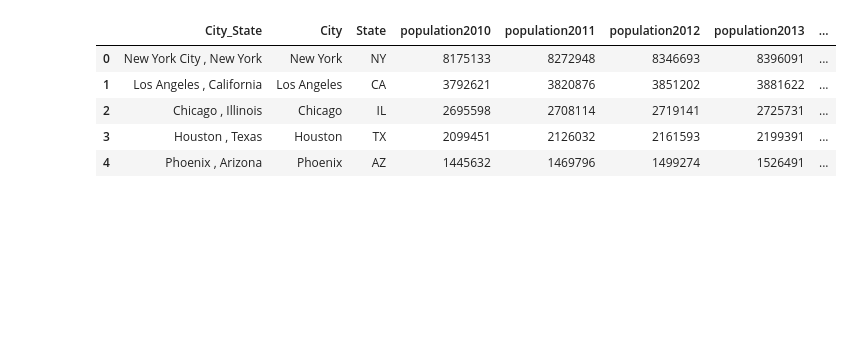
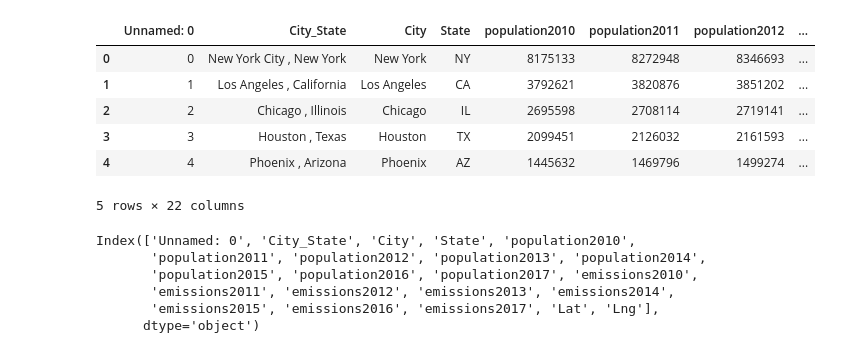
Before and after one commit to shadiaduery/bootcamp-group_project-3, a Jupyter notebook: Analysis/create_db.ipynb, the cells around one changed output. Drawn from its saved outputs; the diff is of its cells as text; code cells hidden in the pictures; blank space fills up the shorter version.

Commit message:
Adding coordinates

```diff
--- a/Analysis/create_db.ipynb
+++ b/Analysis/create_db.ipynb
@@ -66,11 +69,21 @@ conn.execute("""
 <sqlalchemy.engine.result.ResultProxy at 0x...>
 # %%
-df= pd.read_csv("../data/emission_population_data.csv")
+df= pd.read_csv("../data/emission_population_coordinates.csv")
 df.head()
 # %% [output]
-|  | City_State | City | State | population2010 | population2011 | population2012 | population2013 | ... |
-| 0 | New York City , New York | New York | NY | 8175133 | 8272948 | 8346693 | 8396091 | ... |
-| 1 | Los Angeles , California | Los Angeles | CA | 3792621 | 3820876 | 3851202 | 3881622 | ... |
-| 2 | Chicago , Illinois | Chicago | IL | 2695598 | 2708114 | 2719141 | 2725731 | ... |
-| 3 | Houston , Texas | Houston | TX | 2099451 | 2126032 | 2161593 | 2199391 | ... |
-| 4 | Phoenix , Arizona | Phoenix | AZ | 1445632 | 1469796 | 1499274 | 1526491 | ... |
+|  | Unnamed: 0 | City_State | City | State | population2010 | population2011 | population2012 | ... |
+| 0 | 0 | New York City , New York | New York | NY | 8175133 | 8272948 | 8346693 | ... |
+| 1 | 1 | Los Angeles , California | Los Angeles | CA | 3792621 | 3820876 | 3851202 | ... |
+| 2 | 2 | Chicago , Illinois | Chicago | IL | 2695598 | 2708114 | 2719141 | ... |
+| 3 | 3 | Houston , Texas | Houston | TX | 2099451 | 2126032 | 2161593 | ... |
+| 4 | 4 | Phoenix , Arizona | Phoenix | AZ | 1445632 | 1469796 | 1499274 | ... |
+5 rows × 22 columns
+# %%
+df.columns
+# %% [output]
+Index(['Unnamed: 0', 'City_State', 'City', 'State', 'population2010',
+       'population2011', 'population2012', 'population2013', 'population2014',
+       'population2015', 'population2016', 'population2017', 'emissions2010',
+       'emissions2011', 'emissions2012', 'emissions2013', 'emissions2014',
+       'emissions2015', 'emissions2016', 'emissions2017', 'Lat', 'Lng'],
+      dtype='object')
```
Also changed, not shown: parts of 7 cells of this notebook, 2 other files.
